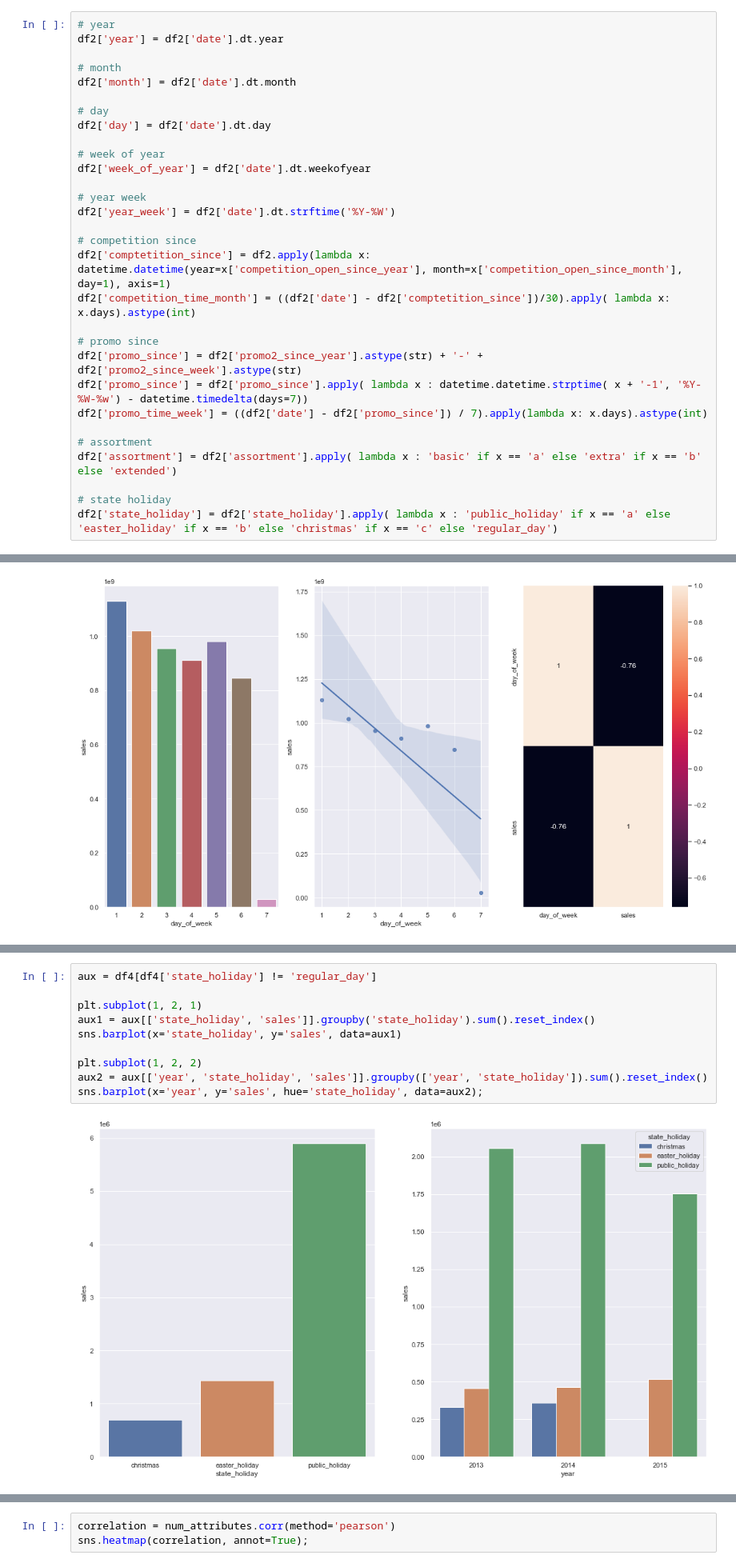
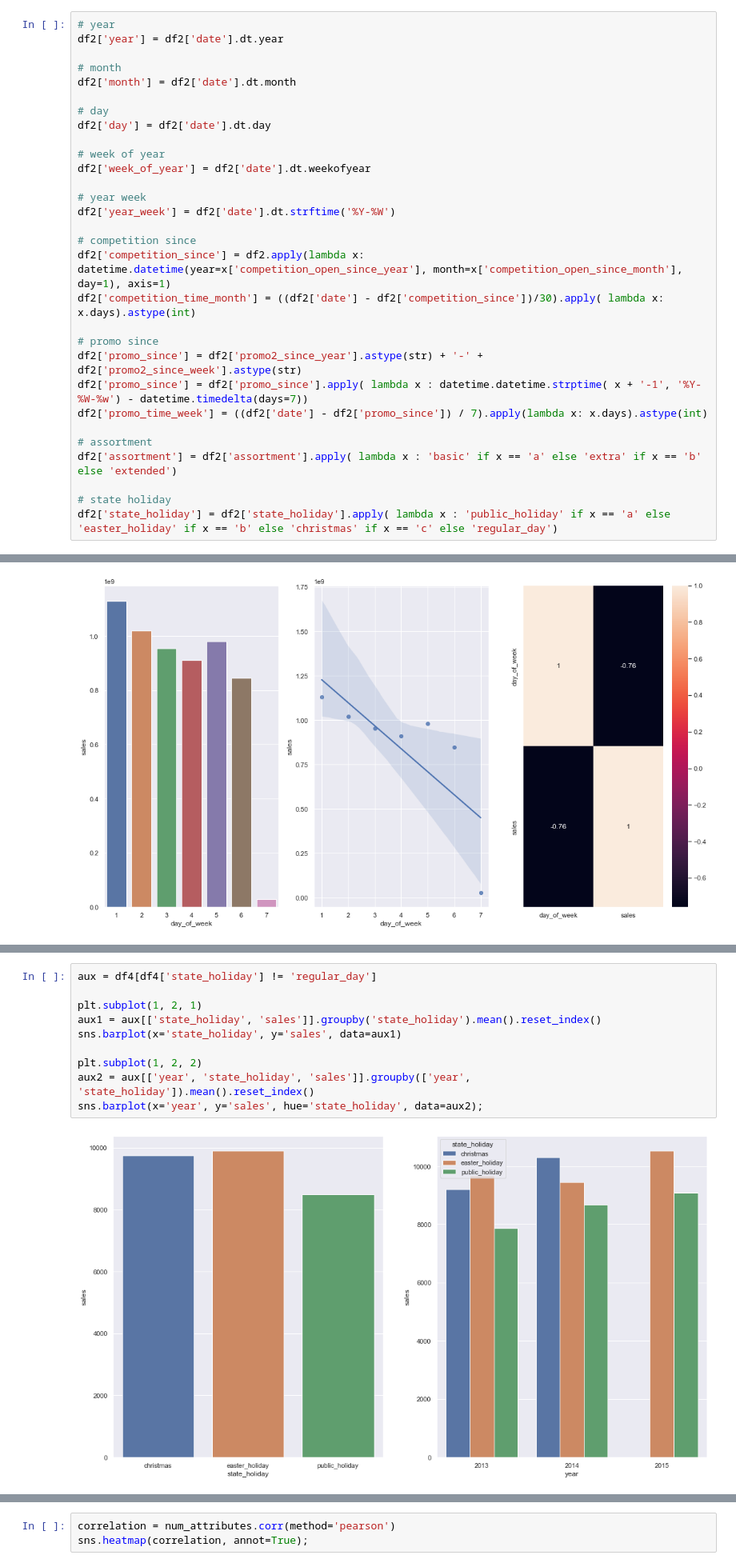
Before and after one commit to SamuelOliveirads/rossman_project, a Jupyter notebook: m04_v01_store_sales_prediction.ipynb, the cells around one changed output, grey strips where cells are left out. Shown at 80% size. Cells and saved outputs as stored; diff of their text form.

```diff
--- a/m04_v01_store_sales_prediction.ipynb
+++ b/m04_v01_store_sales_prediction.ipynb
@@ -330,8 +361,8 @@ df2['week_of_year'] = df2['date'].dt.weekofyear
 df2['year_week'] = df2['date'].dt.strftime('%Y-%W')
 
 # competition since
-df2['comptetition_since'] = df2.apply(lambda x: datetime.datetime(year=x['competition_open_since_year'], month=x['competition_open_since_month'], day=1), axis=1)
-df2['competition_time_month'] = ((df2['date'] - df2['comptetition_since'])/30).apply( lambda x: x.days).astype(int)
+df2['competition_since'] = df2.apply(lambda x: datetime.datetime(year=x['competition_open_since_year'], month=x['competition_open_since_month'], day=1), axis=1)
+df2['competition_time_month'] = ((df2['date'] - df2['competition_since'])/30).apply( lambda x: x.days).astype(int)
 
 # promo since
 df2['promo_since'] = df2['promo2_since_year'].astype(str) + '-' + df2['promo2_since_week'].astype(str)
@@ -570,13 +606,13 @@ sns.heatmap(aux1.corr(method='pearson'), annot=True);
 # %%
 aux = df4[df4['state_holiday'] != 'regular_day']
 
 plt.subplot(1, 2, 1)
-aux1 = aux[['state_holiday', 'sales']].groupby('state_holiday').sum().reset_index()
+aux1 = aux[['state_holiday', 'sales']].groupby('state_holiday').mean().reset_index()
 sns.barplot(x='state_holiday', y='sales', data=aux1)
 
 plt.subplot(1, 2, 2)
-aux2 = aux[['year', 'state_holiday', 'sales']].groupby(['year', 'state_holiday']).sum().reset_index()
+aux2 = aux[['year', 'state_holiday', 'sales']].groupby(['year', 'state_holiday']).mean().reset_index()
 sns.barplot(x='year', y='sales', hue='state_holiday', data=aux2);
 # %% [output]
-[figure, old version]
+[figure, new version]
 # %% [markdown]
```
Also changed, not shown: parts of 34 cells of this notebook, 1 other file.
